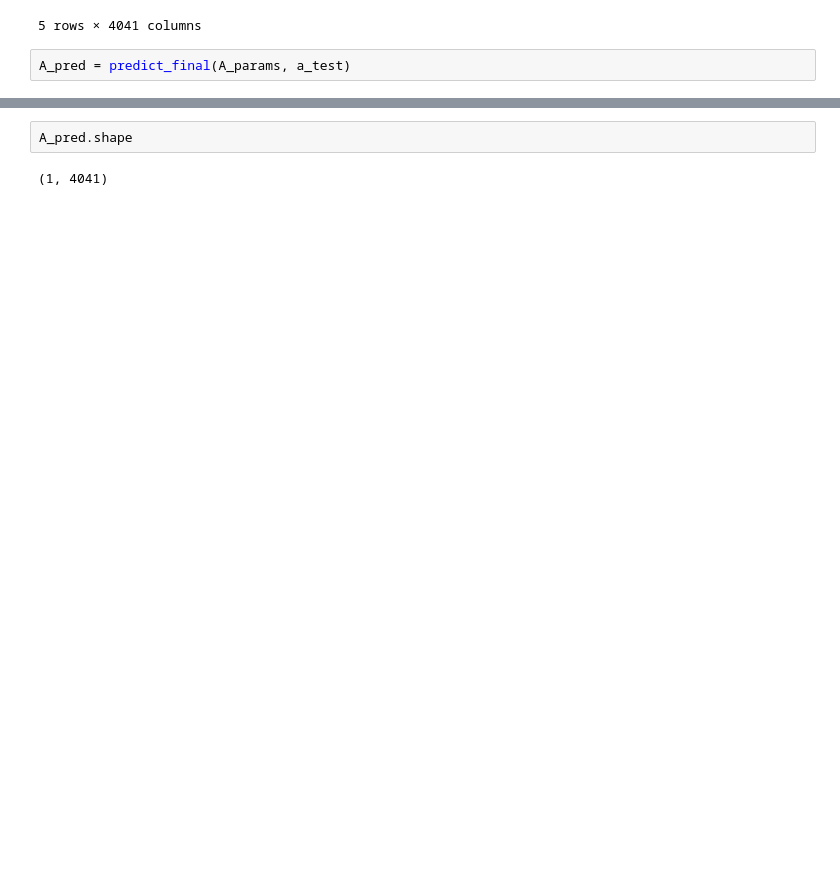
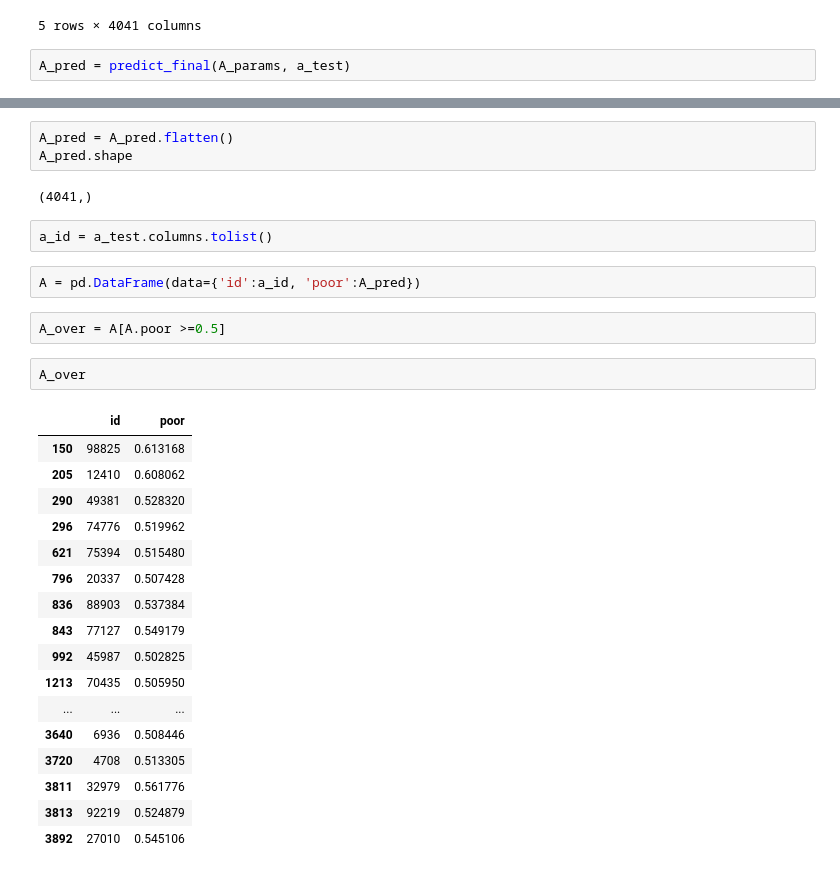
Before and after one commit to jaeycyril/poverty-prediction, a Jupyter notebook: wrangle_1.ipynb, the cells around one changed output, grey strips where cells are left out. Drawn from its saved outputs; the diff is of its cells as text; blank space fills up the shorter version.

```diff
--- a/wrangle_1.ipynb
+++ b/wrangle_1.ipynb
@@ -321,4 +329,31 @@ array([[1.3310647e-17, 4.6607766e-20, 9.1636171e-14, ..., 2.2286338e-13,
 # %%
+A_pred = A_pred.flatten()
 A_pred.shape
 # %% [output]
-(1, 4041)
+(4041,)
+# %%
+a_id = a_test.columns.tolist()
+# %%
+A = pd.DataFrame(data={'id':a_id, 'poor':A_pred})
+# %%
+A_over = A[A.poor >=0.5]
+# %%
+A_over
+# %% [output]
+|  | id | poor |
+| 150 | 98825 | 0.613168 |
+| 205 | 12410 | 0.608062 |
+| 290 | 49381 | 0.528320 |
+| 296 | 74776 | 0.519962 |
+| 621 | 75394 | 0.515480 |
+| 796 | 20337 | 0.507428 |
+| 836 | 88903 | 0.537384 |
+| 843 | 77127 | 0.549179 |
+| 992 | 45987 | 0.502825 |
+| 1213 | 70435 | 0.505950 |
+| ... | ... | ... |
+| 3640 | 6936 | 0.508446 |
+| 3720 | 4708 | 0.513305 |
+| 3811 | 32979 | 0.561776 |
+| 3813 | 92219 | 0.524879 |
+| 3892 | 27010 | 0.545106 |
```
Also changed, not shown: parts of 3 cells of this notebook, 3 other files.
